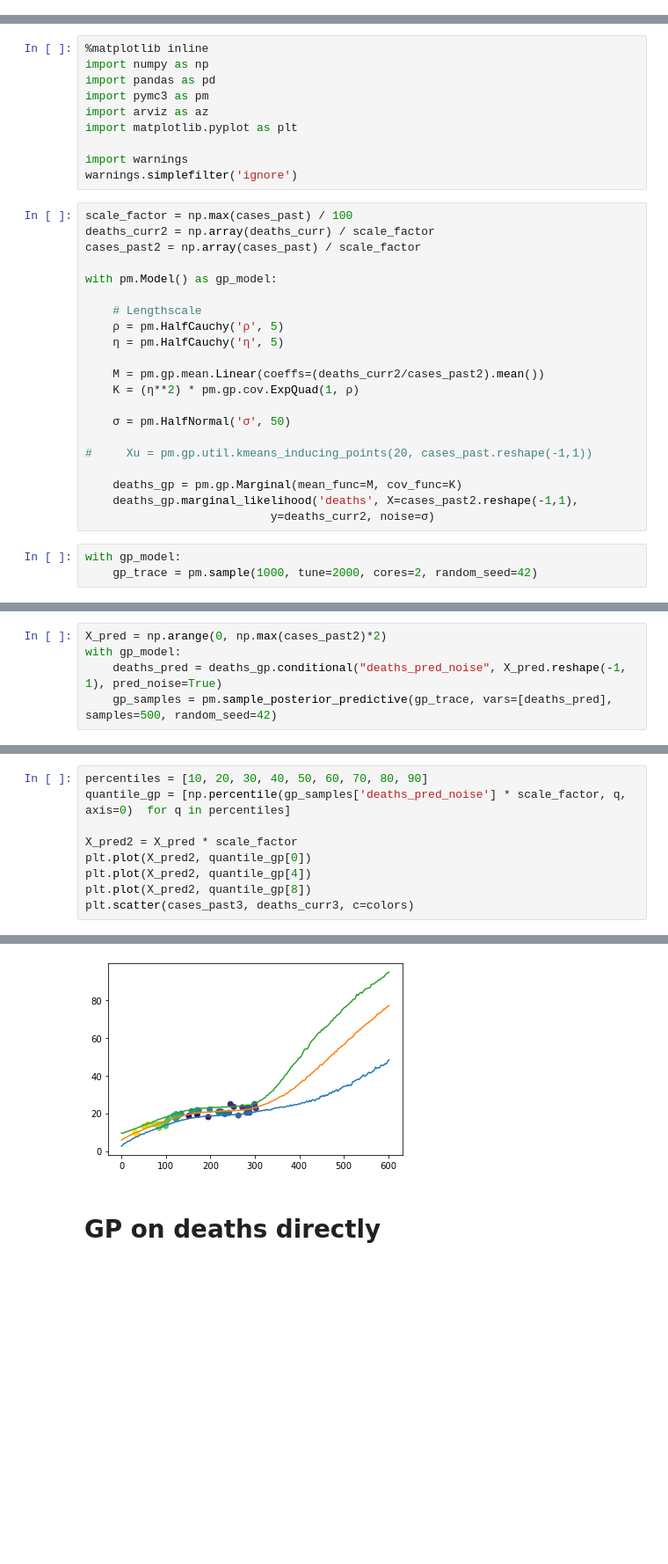
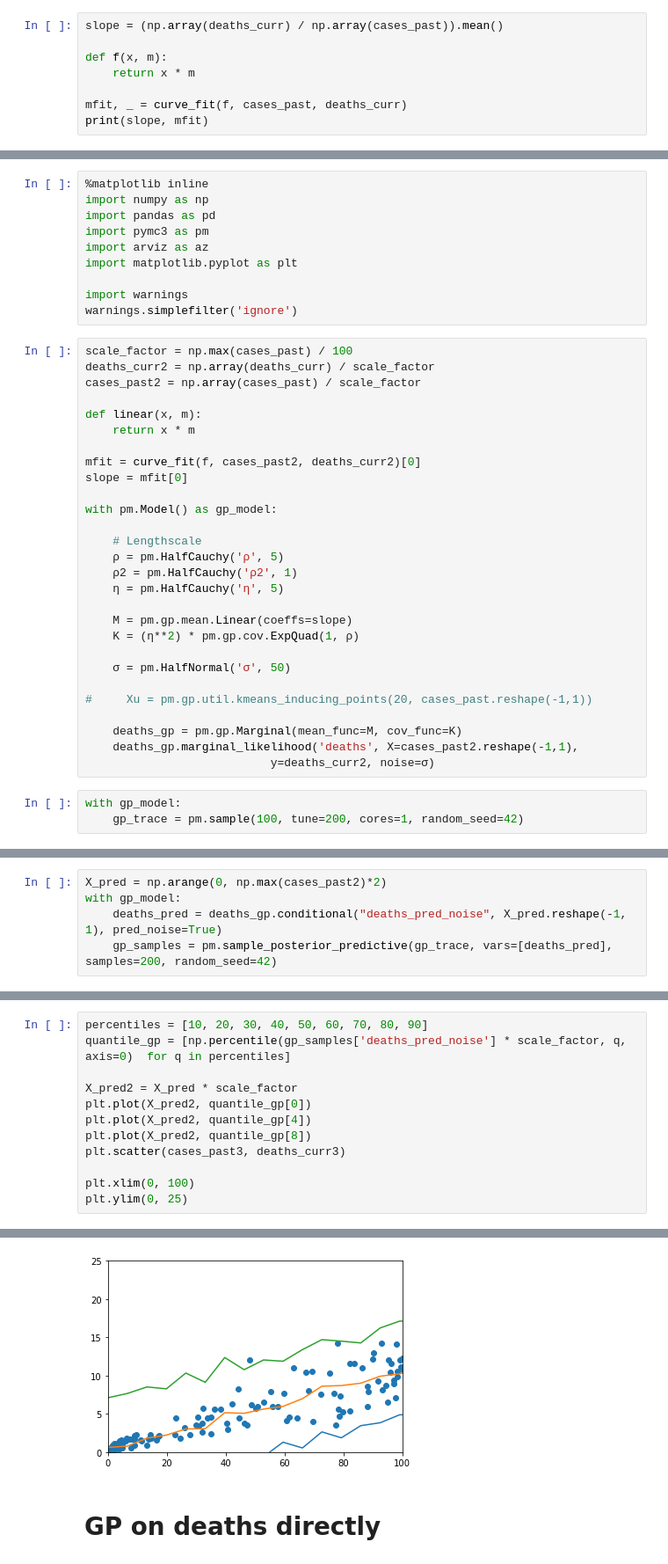
Before and after one commit to KevinHuang8/COVID19-prediction, a Jupyter notebook: models/curvefit.ipynb, the cells around one changed output, grey strips where cells are left out. Shown: that part at 88% size. Drawn from its saved outputs; the diff is of its cells as text; blank space fills up the shorter version.

```diff
--- a/models/curvefit.ipynb
+++ b/models/curvefit.ipynb
@@ -180,0 +245,8 @@ plt.plot(x, y)
+# %%
+slope = (np.array(deaths_curr) / np.array(cases_past)).mean()
+
+def f(x, m):
+    return x * m
+
+mfit, _ = curve_fit(f, cases_past, deaths_curr)
+print(slope, mfit)
@@ -201,13 +281,20 @@ scale_factor = np.max(cases_past) / 100
 deaths_curr2 = np.array(deaths_curr) / scale_factor
 cases_past2 = np.array(cases_past) / scale_factor
 
+def linear(x, m):
+    return x * m
+
+mfit = curve_fit(f, cases_past2, deaths_curr2)[0]
+slope = mfit[0]
+
 with pm.Model() as gp_model:
 
     # Lengthscale
     ρ = pm.HalfCauchy('ρ', 5)
+    ρ2 = pm.HalfCauchy('ρ2', 1)
     η = pm.HalfCauchy('η', 5)
 
-    M = pm.gp.mean.Linear(coeffs=(deaths_curr2/cases_past2).mean())
+    M = pm.gp.mean.Linear(coeffs=slope)
     K = (η**2) * pm.gp.cov.ExpQuad(1, ρ)
 
     σ = pm.HalfNormal('σ', 50)
@@ -219,5 +306,5 @@ with pm.Model() as gp_model:
                            y=deaths_curr2, noise=σ)
 # %%
 with gp_model:
-    gp_trace = pm.sample(1000, tune=2000, cores=2, random_seed=42)
+    gp_trace = pm.sample(100, tune=200, cores=1, random_seed=42)
 # %% [output]
@@ -229,7 +319,7 @@ NUTS: [σ, η, ρ]
 X_pred = np.arange(0, np.max(cases_past2)*2)
 with gp_model:
     deaths_pred = deaths_gp.conditional("deaths_pred_noise", X_pred.reshape(-1, 1), pred_noise=True)
-    gp_samples = pm.sample_posterior_predictive(gp_trace, vars=[deaths_pred], samples=500, random_seed=42)
+    gp_samples = pm.sample_posterior_predictive(gp_trace, vars=[deaths_pred], samples=200, random_seed=42)
 # %%
 from pymc3.gp.util import plot_gp_dist
 
@@ -253,5 +343,8 @@ X_pred2 = X_pred * scale_factor
 plt.plot(X_pred2, quantile_gp[0])
 plt.plot(X_pred2, quantile_gp[4])
 plt.plot(X_pred2, quantile_gp[8])
-plt.scatter(cases_past3, deaths_curr3, c=colors)
+plt.scatter(cases_past3, deaths_curr3)
+
+plt.xlim(0, 100)
+plt.ylim(0, 25)
 # %% [output]
@@ -259,4 +352,4 @@ plt.scatter(cases_past3, deaths_curr3, c=colors)
-[figure, old version]
+[figure, new version]
 # %% [markdown]
 # GP on deaths directly
 # %%
```
Also changed, not shown: parts of 19 cells of this notebook, 7 other files.
